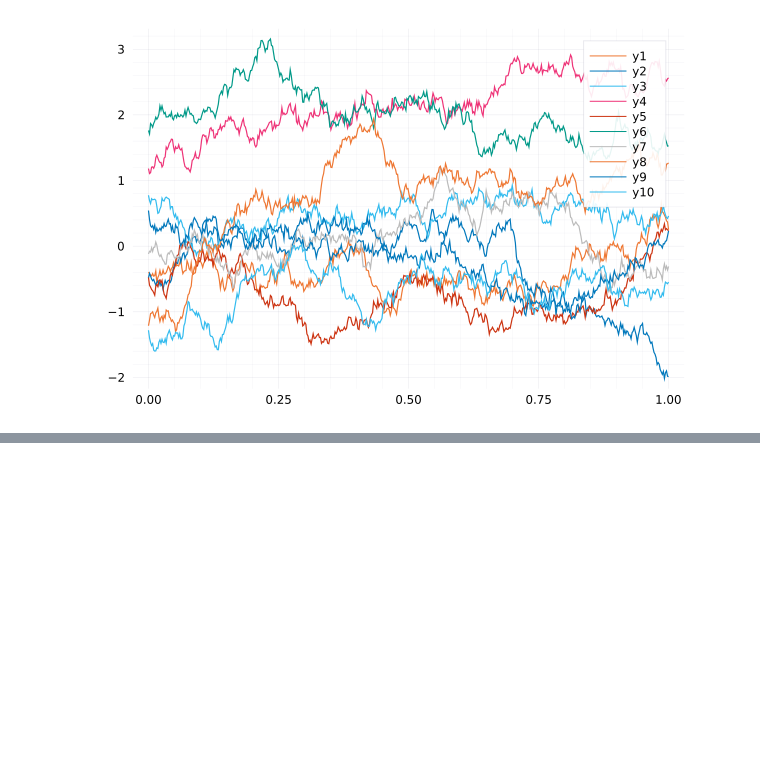
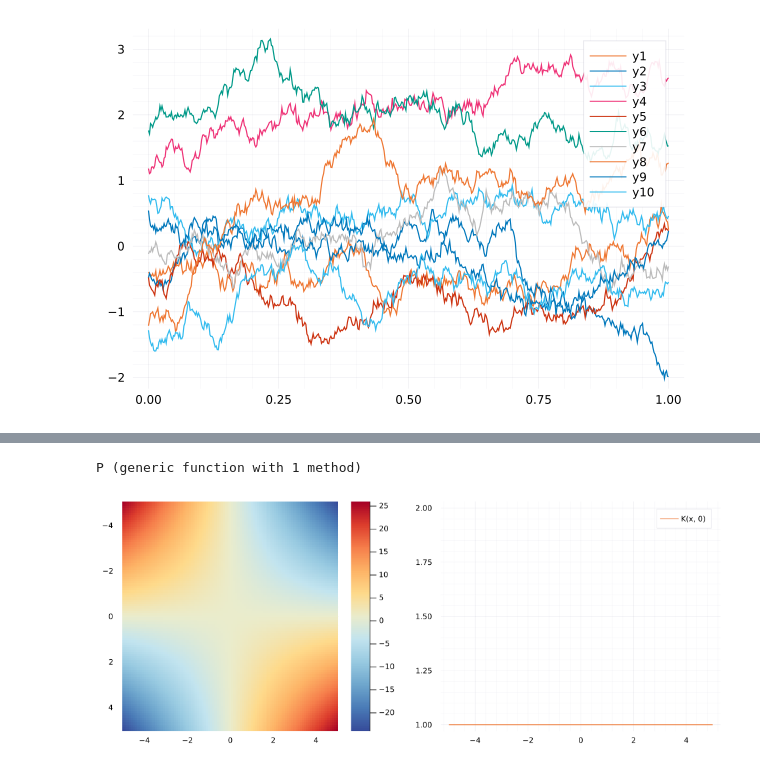
Before and after one commit to bonevbs/ml_notebooks, a Jupyter notebook: gaussian_processes.ipynb, the cells around one changed output, grey strips where cells are left out. Cells and saved outputs as stored; diff of their text form; code cells hidden in the pictures; blank space fills up the shorter version.

```diff
--- a/gaussian_processes.ipynb
+++ b/gaussian_processes.ipynb
@@ -288,0 +377,8 @@ var
+# %%
+P(xa, xb; σw=1.0, σb=1.0) = σw^2*(xa.*xb) .+ σb^2
+# %% [output]
+P (generic function with 1 method)
+# %%
+visualize_kernel(P)
+# %% [output]
+[figure, added]
```
Also changed, not shown: parts of 28 cells of this notebook, 1 other file.
